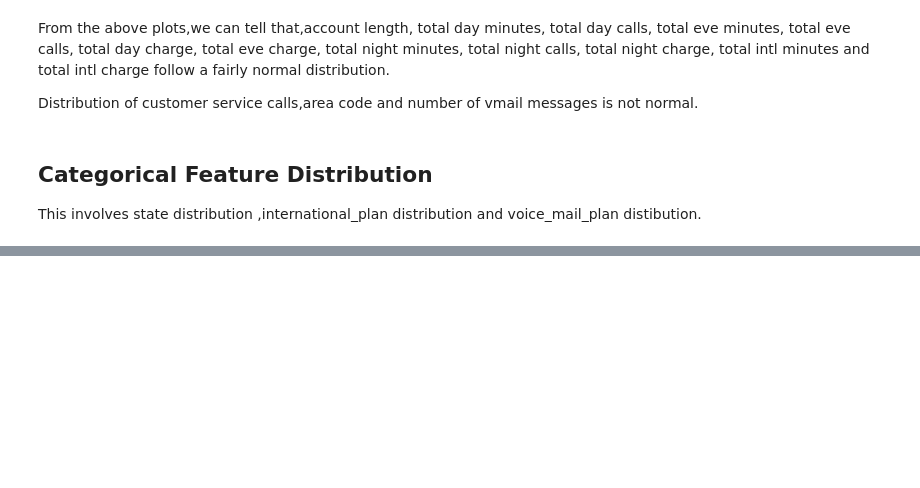
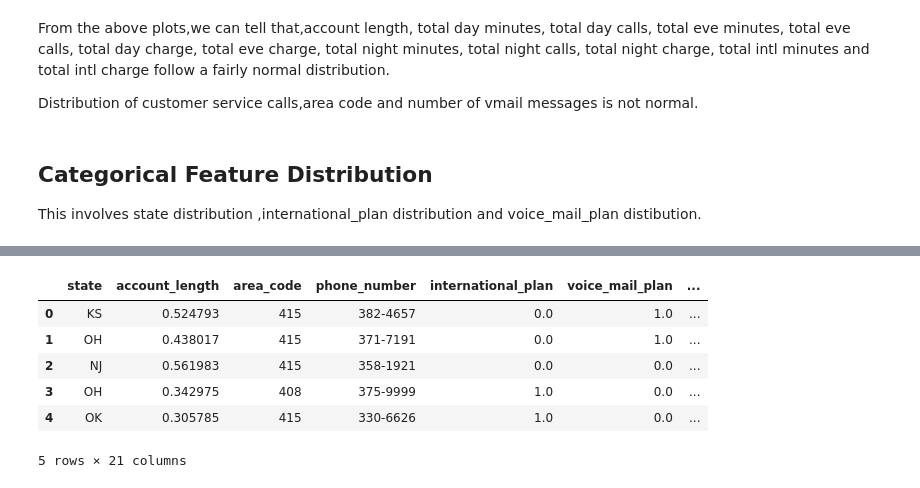
Before and after one commit to ElizabethMasai/SyriaTel-Customer-Churn, a Jupyter notebook: SyriaTel-Customer-Churn.ipynb, the cells around one changed output, grey strips where cells are left out. Drawn from its saved outputs; the diff is of its cells as text; code cells hidden in the pictures; blank space fills up the shorter version.

```diff
--- a/SyriaTel-Customer-Churn.ipynb
+++ b/SyriaTel-Customer-Churn.ipynb
@@ -648,0 +686,60 @@ From the heat map above, features that exhibit high correlation are total day ch
+# %%
+
+def convert_to_binary(df, columns):
+    """
+    Convert specified columns to binary (0 and 1).
+
+    Parameters:
+    df (pd.DataFrame): The DataFrame containing the columns to be converted.
+    columns (list): List of column names to convert.
+
+    Returns:
+    pd.DataFrame: DataFrame with specified columns converted to binary.
+    """
+    for column in columns:
+        df[column] = df[column].map({'yes': 1, 'no': 0, True: 1, False: 0})
+    return df
+
+def scale_numerical_features(df):
+    """
+    Scales numerical features in the DataFrame using MinMaxScaler.
+
+    Parameters:
+    df (pd.DataFrame): The DataFrame containing the features to be scaled.
+
+    Returns:
+    pd.DataFrame: DataFrame with scaled numerical features.
+    """
+    # Initialize the MinMaxScaler
+    scaler = MinMaxScaler()
+
+    # Convert boolean columns to integers, except for the 'churn' column
+    boolean_columns = df.select_dtypes(include=['bool']).columns
+    boolean_columns = boolean_columns.drop('churn', errors='ignore')
+    df[boolean_columns] = df[boolean_columns].astype(int)
+
+    # Convert 'yes'/'no' columns to binary
+    df = convert_to_binary(df, ['international_plan', 'voice_mail_plan'])
+
+    # Fit and transform the numerical columns
+    numerical_columns = df.select_dtypes(include=[np.number]).columns
+    df[numerical_columns] = scaler.fit_transform(df[numerical_columns])
+
+    return df
+
+# Ensure the 'churn' column is boolean
+df['churn'] = df['churn'].astype(bool)
+
+# Call the function to scale the numerical features
+df_scaled = scale_numerical_features(df)
+
+# Display the first few rows of the scaled DataFrame
+df_scaled.head()
+# %% [output]
+|  | state | account_length | area_code | phone_number | international_plan | voice_mail_plan | ... |
+| 0 | KS | 0.524793 | 415 | 382-4657 | 0.0 | 1.0 | ... |
+| 1 | OH | 0.438017 | 415 | 371-7191 | 0.0 | 1.0 | ... |
+| 2 | NJ | 0.561983 | 415 | 358-1921 | 0.0 | 0.0 | ... |
+| 3 | OH | 0.342975 | 408 | 375-9999 | 1.0 | 0.0 | ... |
+| 4 | OK | 0.305785 | 415 | 330-6626 | 1.0 | 0.0 | ... |
+5 rows × 21 columns
```
Also changed, not shown: parts of 40 cells of this notebook, 1 other file.
